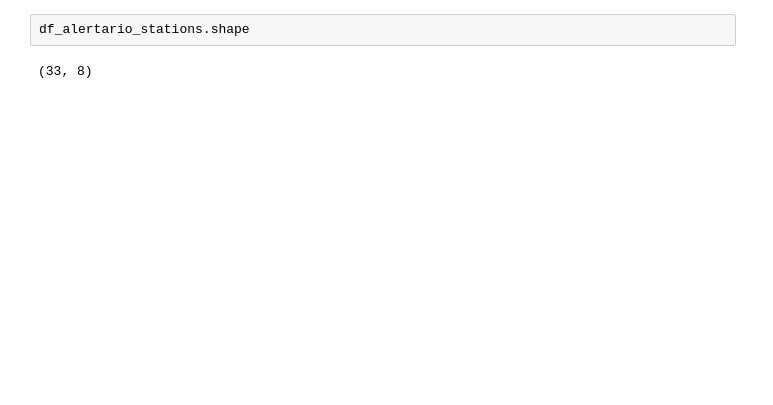
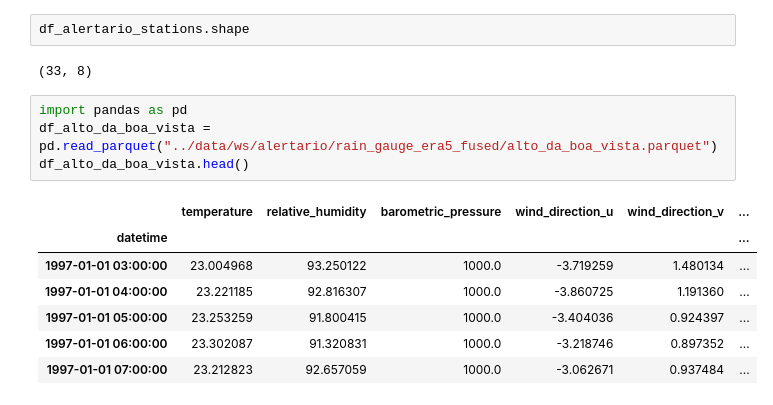
Before and after one commit to NietoCurcio/atmoseer, a Jupyter notebook: notebooks/era5.ipynb, the cells around one changed output. Drawn from its saved outputs; the diff is of its cells as text; blank space fills up the shorter version.

Commit message:
Add code to fuse gauge stations and ERA5

```diff
--- a/notebooks/era5.ipynb
+++ b/notebooks/era5.ipynb
@@ -866,3 +919,15 @@ df_alto_da_boa_vista.tail(50)
 df_alertario_stations.shape
 # %% [output]
 (33, 8)
+# %%
+import pandas as pd
+df_alto_da_boa_vista = pd.read_parquet("../data/ws/alertario/rain_gauge_era5_fused/alto_da_boa_vista.parquet")
+df_alto_da_boa_vista.head()
+# %% [output]
+|  | temperature | relative_humidity | barometric_pressure | wind_direction_u | wind_direction_v | ... |
+| datetime |  |  |  |  |  | ... |
+| 1997-01-01 03:00:00 | 23.004968 | 93.250122 | 1000.0 | -3.719259 | 1.480134 | ... |
+| 1997-01-01 04:00:00 | 23.221185 | 92.816307 | 1000.0 | -3.860725 | 1.191360 | ... |
+| 1997-01-01 05:00:00 | 23.253259 | 91.800415 | 1000.0 | -3.404036 | 0.924397 | ... |
+| 1997-01-01 06:00:00 | 23.302087 | 91.320831 | 1000.0 | -3.218746 | 0.897352 | ... |
+| 1997-01-01 07:00:00 | 23.212823 | 92.657059 | 1000.0 | -3.062671 | 0.937484 | ... |
```
Also changed, not shown: parts of 10 cells of this notebook, 14 other files.
